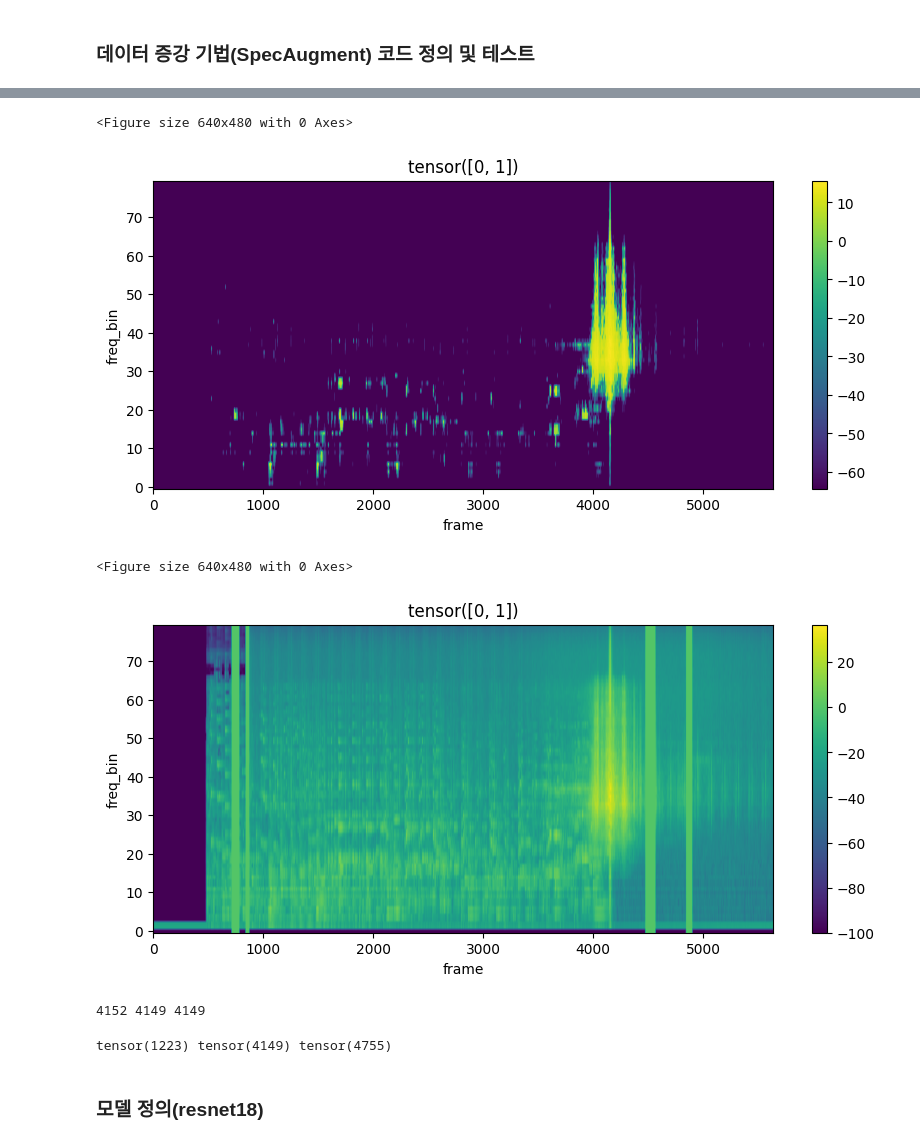
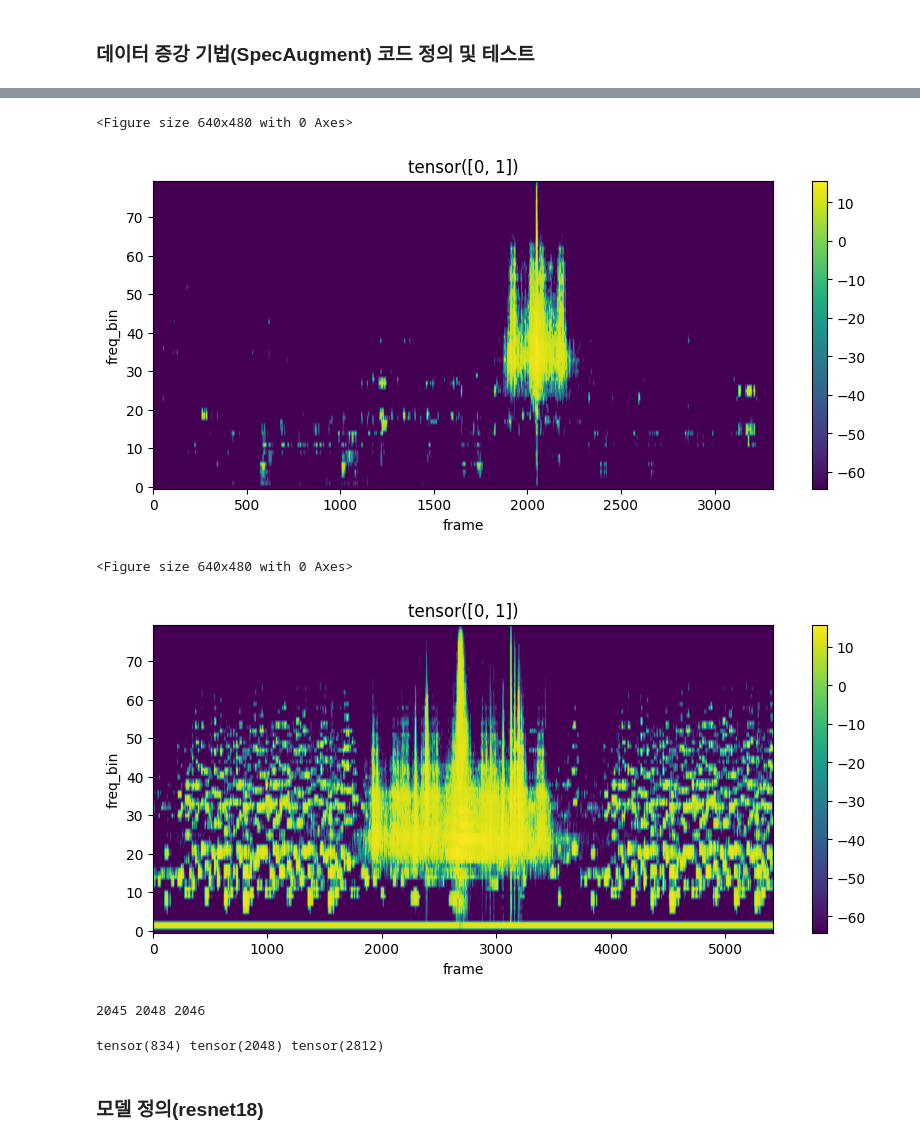
Before and after one commit to jhCOR/train_anomaly_detection, a Jupyter notebook: source/main/training/기차_소음원_탐지_코드.ipynb, the cells around one changed output, grey strips where cells are left out. Cells and saved outputs as stored; diff of their text form; code cells hidden in the pictures.

Commit message:
update training code & saved model parameter

```diff
--- a/source/main/training/기차_소음원_탐지_코드.ipynb
+++ b/source/main/training/기차_소음원_탐지_코드.ipynb
@@ -207,7 +207,8 @@ class soundDataset(Dataset):
             audio_sample = torch.cat((random_padding, audio_sample), 0)
 
         if self.mixSoundRatio == "random_ratio":
-            random_ratio = random.random()
+            random_ratio = random.randrange(2, 7, 1)
+            random_ratio = random_ratio*0.1
             if random_ratio > 0:
                 audio_sample = self.mixOtherSound(audio_sample, mix_rate=random_ratio)
 
@@ -346,12 +339,14 @@ test = train_dataset[0][0].unsqueeze(0)
 plot_spectrogram(copy.deepcopy( test ).squeeze(), str(train_dataset[0][1]))
 # %% [output]
 <Figure size 640x480 with 0 Axes>
-[figure, old version]
+[figure, new version]
+# %%
+test2 = train_dataset[1][0].unsqueeze(0)
 # %%
-plot_spectrogram2(augmentor.augment(copy.deepcopy( test ) ).squeeze(), str(train_dataset[0][1]))
+plot_spectrogram(copy.deepcopy( test2 ).squeeze(), str(train_dataset[0][1]))
 # %% [output]
 <Figure size 640x480 with 0 Axes>
-[figure, old version]
+[figure, new version]
 # %%
 db_data = librosa.power_to_db(copy.deepcopy( test[0] ))
 
@@ -365,7 +360,7 @@ median_peak_db = np.argmax(median_list_db)
 
 print(max_peak_db, mean_peak_db, median_peak_db)
 # %% [output]
-4152 4149 4149
+2045 2048 2046
 # %%
 test_data = copy.deepcopy( test[0] )
 
@@ -379,7 +374,7 @@ median_peak = torch.argmax(median_list.indices)
 
 print(max_peak, mean_peak, median_peak)
 # %% [output]
-tensor(1223) tensor(4149) tensor(4755)
+tensor(834) tensor(2048) tensor(2812)
 # %% [markdown]
 ### 모델 정의(resnet18)
 # %%
```
Also changed, not shown: parts of 6 cells of this notebook, 1 other file.
